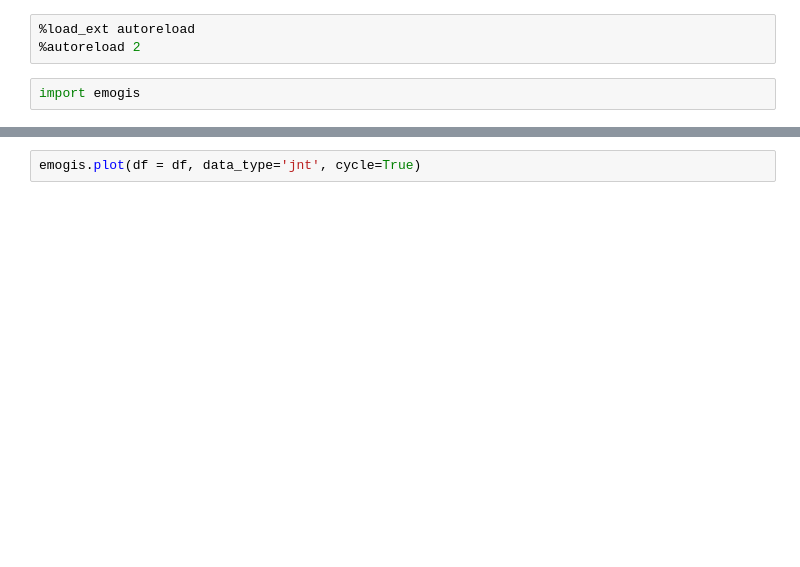
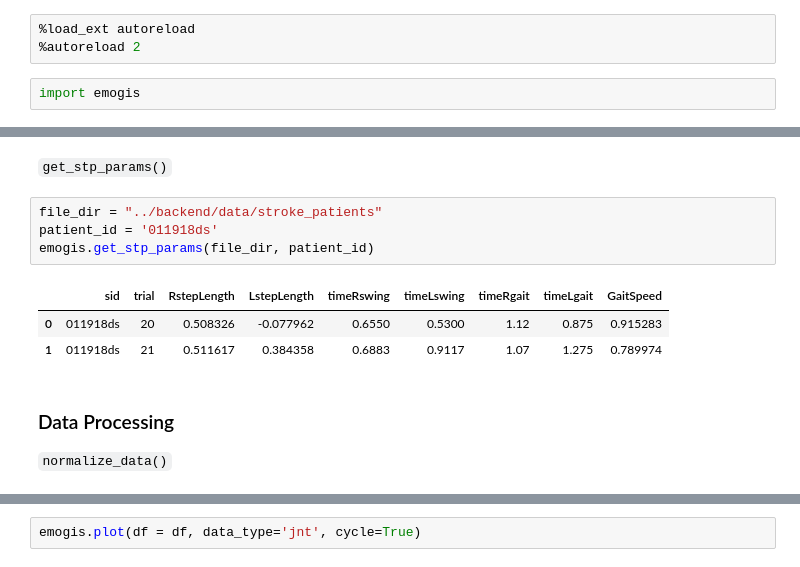
Before and after one commit to komar41/vigma, a Jupyter notebook: notebooks/_tutorial.ipynb, the cells around one changed output, grey strips where cells are left out. Drawn from its saved outputs; the diff is of its cells as text; blank space fills up the shorter version.

```diff
--- a/notebooks/_tutorial.ipynb
+++ b/notebooks/_tutorial.ipynb
@@ -150,0 +128,14 @@ df.head()
+# %% [markdown]
+`get_stp_params()`
+# %%
+file_dir = "../backend/data/stroke_patients"
+patient_id = '011918ds'
+emogis.get_stp_params(file_dir, patient_id)
+# %% [output]
+|  | sid | trial | RstepLength | LstepLength | timeRswing | timeLswing | timeRgait | timeLgait | GaitSpeed |
+| 0 | 011918ds | 20 | 0.508326 | -0.077962 | 0.6550 | 0.5300 | 1.12 | 0.875 | 0.915283 |
+| 1 | 011918ds | 21 | 0.511617 | 0.384358 | 0.6883 | 0.9117 | 1.07 | 1.275 | 0.789974 |
+# %% [markdown]
+### Data Processing
+
+`normalize_data()`
```
Also changed, not shown: parts of 46 cells of this notebook, 5 other files.
